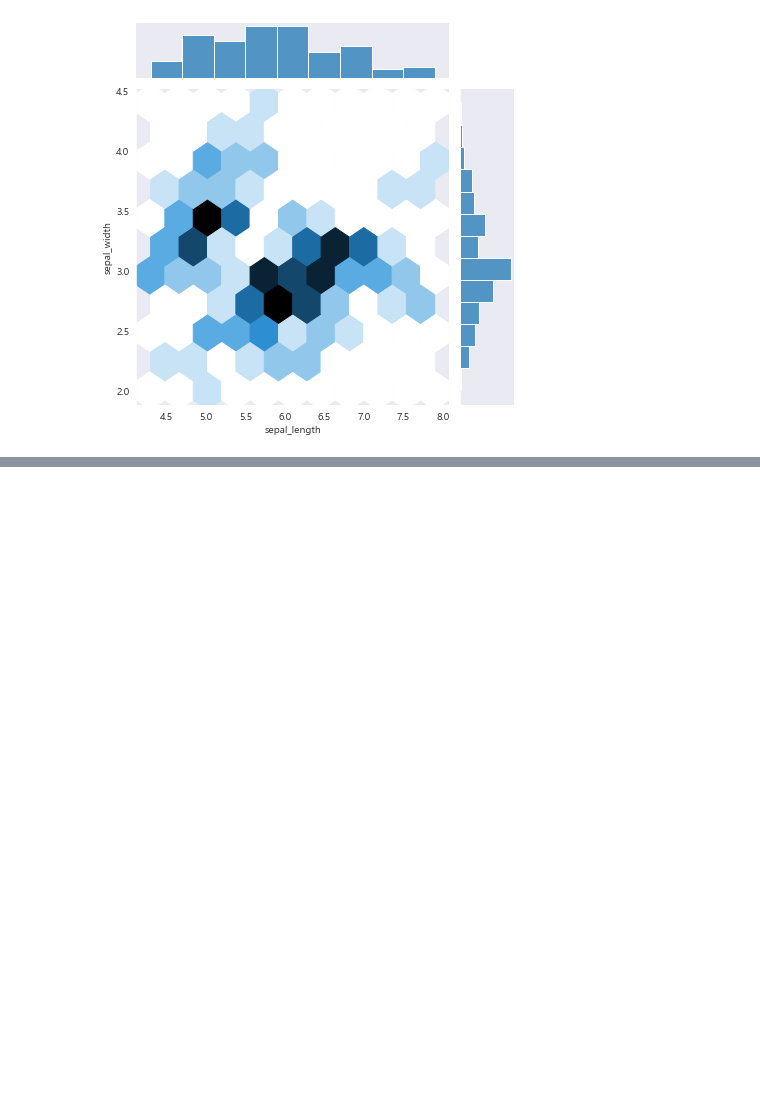
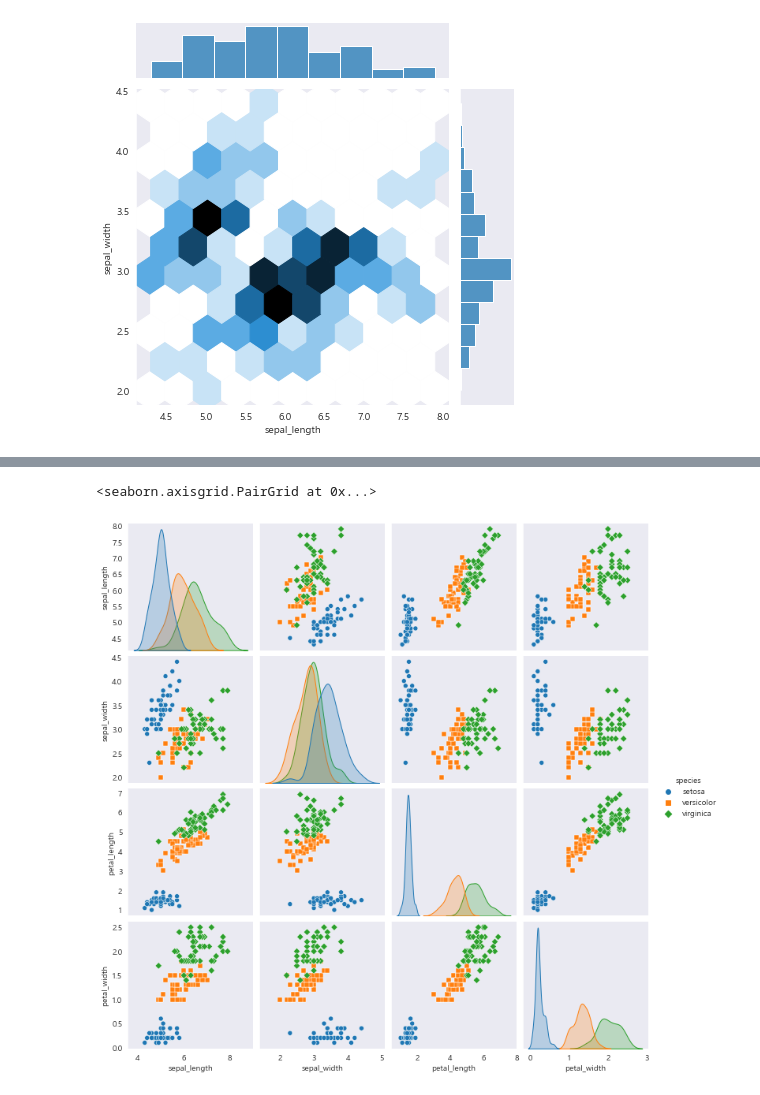
Before and after one commit to dhdmsdud/TIL, a Jupyter notebook: MachinLearning/Seaborn[01].ipynb, the cells around one changed output, grey strips where cells are left out. Saved outputs shown, nothing was run; the diff lists cells and outputs as text; code cells hidden in the pictures; blank space fills up the shorter version.

```diff
--- a/MachinLearning/Seaborn[01].ipynb
+++ b/MachinLearning/Seaborn[01].ipynb
@@ -333,0 +341,5 @@ sns.jointplot(x='sepal_length', y='sepal_width', data=iris_datasets, kind='hex')
+# %%
+sns.pairplot(iris_datasets, hue='species', markers=['o','s','D'])
+# %% [output]
+<seaborn.axisgrid.PairGrid at 0x...>
+[figure, added]
```
Also changed, not shown: parts of 2 cells of this notebook.
